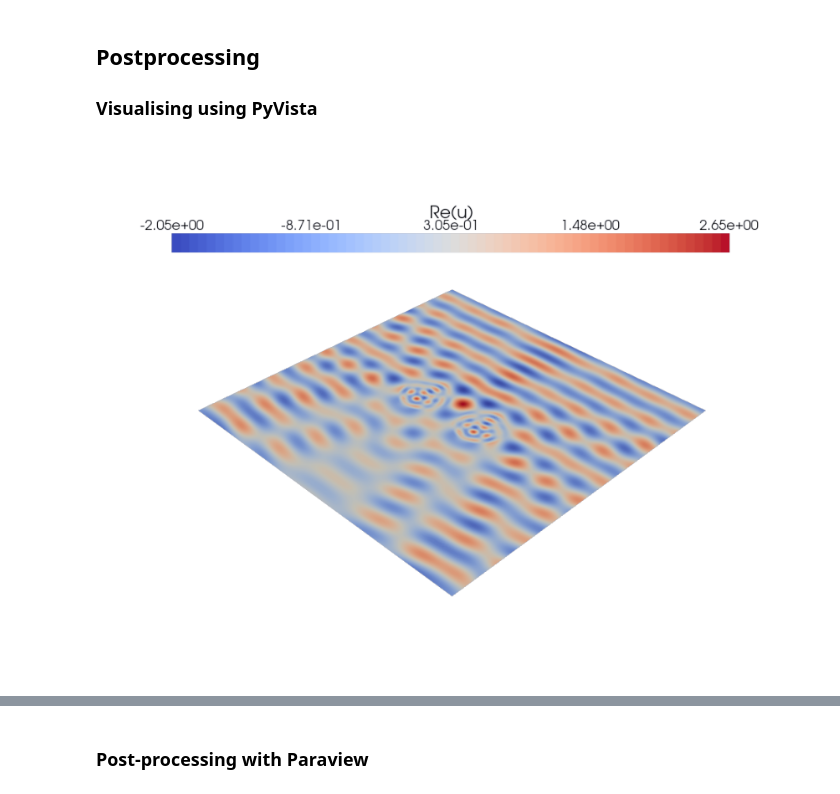
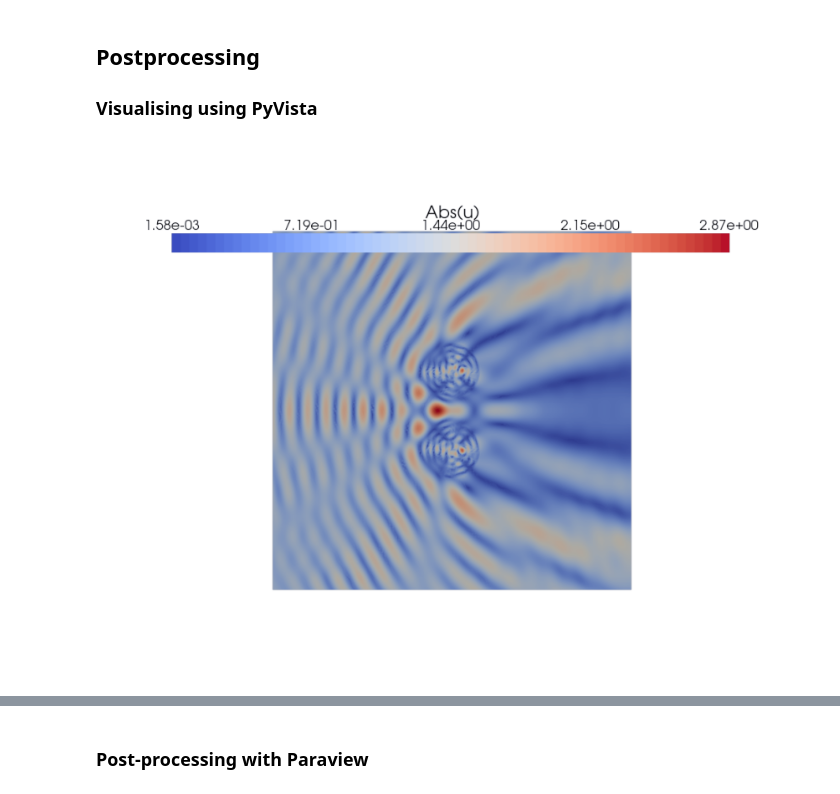
Before and after one commit to jorgensd/fenics22-tutorial, a Jupyter notebook: part2/helmholtz.ipynb, the cells around one changed output, grey strips where cells are left out. Drawn from its saved outputs; the diff is of its cells as text; code cells hidden in the pictures.

```diff
--- a/part2/helmholtz.ipynb
+++ b/part2/helmholtz.ipynb
@@ -116,6 +116,7 @@ def plot_function(grid, name, show_mesh=False):
         plotter.view_xy()
         plotter.camera.zoom(2)
 
+    plotter.view_xy()
     img = plotter.screenshot(f"{name}.png", transparent_background=True)
     plt.axis("off")
     plt.gcf().set_size_inches(15,15)
@@ -171,9 +172,8 @@ uh.name = "u"
 # %%
 topology, cells, geometry = create_vtk_mesh(V)
 grid = pyvista.UnstructuredGrid(topology, cells, geometry)
-grid.point_data["Re(u)"] = uh.x.array.real
-grid.point_data["Im(u)"] = uh.x.array.imag
+grid.point_data["Abs(u)"] = np.abs(uh.x.array)
 # %%
-plot_function(grid, "Re(u)")
+plot_function(grid, "Abs(u)")
 # %% [output]
-[figure, old version]
+[figure, new version]
```
Also changed, not shown: parts of 4 cells of this notebook, 3 other files.
